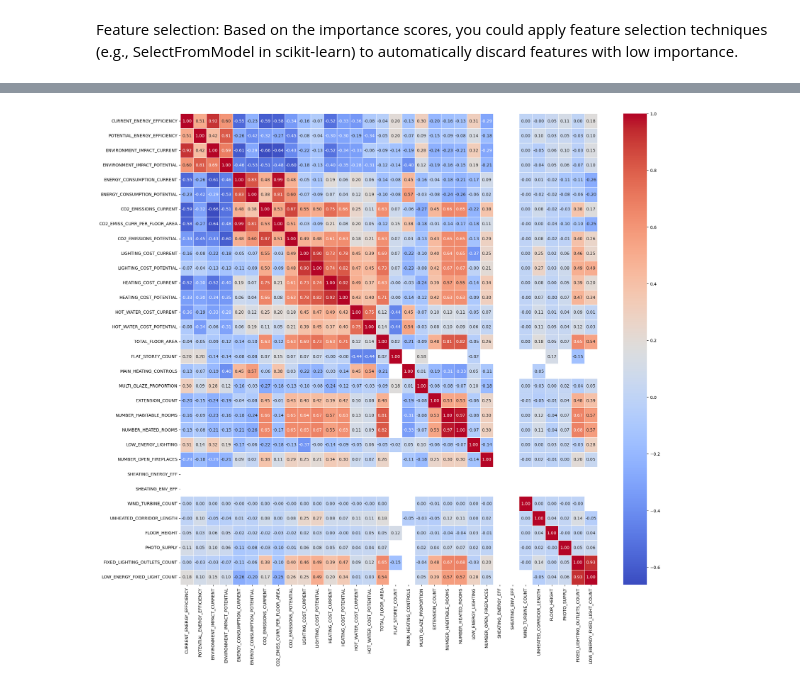
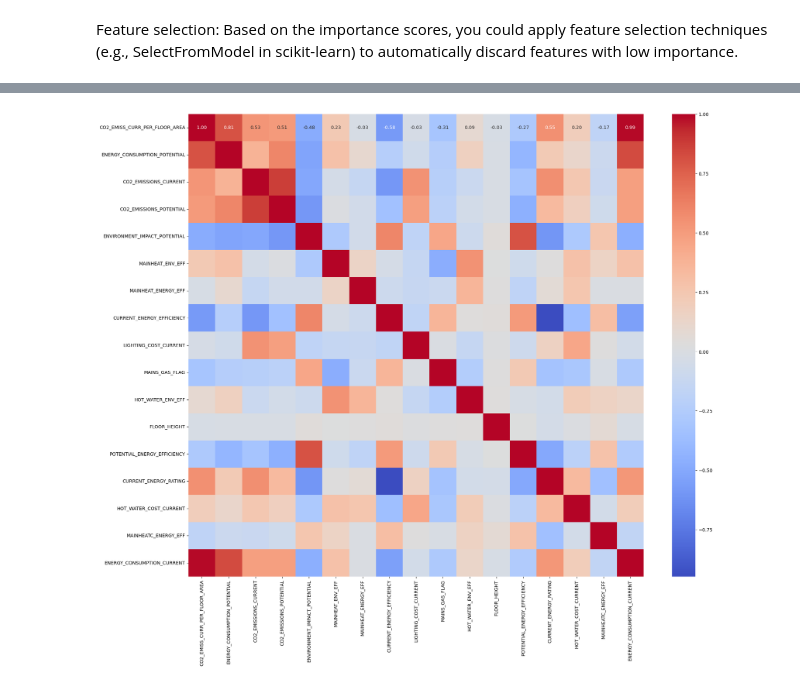
Before and after one commit to Enkhamgalan1230/Energy_Consumption, a Jupyter notebook: Entwan.ipynb, the cells around one changed output, grey strips where cells are left out. Drawn from its saved outputs; the diff is of its cells as text; code cells hidden in the pictures.

```diff
--- a/Entwan.ipynb
+++ b/Entwan.ipynb
@@ -13,2 +8,2 @@ Drive already mounted at /content/drive; to attempt to forcibly remount, call dr
 # %%
-data = pd.read_csv('/content/drive/MyDrive/certificates.csv')
+data = pd.read_csv('certificates.csv')
@@ -76,8 +133,8 @@ Index(['LMK_KEY', 'ADDRESS1', 'ADDRESS2', 'ADDRESS3', 'POSTCODE',
 # %% [markdown]
 Some of these columns are far unnecessary like location, unique ID and dates etc. So I am removing them.
 # %%
-columns_to_remove = ['LMK_KEY', 'ADDRESS1', 'ADDRESS2', 'ADDRESS3', 'POSTCODE','BUILDING_REFERENCE_NUMBER', 'INSPECTION_DATE','LOCAL_AUTHORITY',
-                     'CONSTITUENCY', 'COUNTY', 'LODGEMENT_DATE', 'GLAZED_TYPE', 'GLAZED_AREA','ROOF_DESCRIPTION','ADDRESS', 'LOCAL_AUTHORITY_LABEL',
+columns_to_remove = ['LMK_KEY', 'ADDRESS1', 'ADDRESS2', 'POSTCODE','BUILDING_REFERENCE_NUMBER', 'INSPECTION_DATE','LOCAL_AUTHORITY',
+                     'CONSTITUENCY', 'LODGEMENT_DATE', 'GLAZED_TYPE', 'GLAZED_AREA','ROOF_DESCRIPTION','ADDRESS', 'LOCAL_AUTHORITY_LABEL',
                      'CONSTITUENCY_LABEL', 'POSTTOWN', 'CONSTRUCTION_AGE_BAND',
                      'LODGEMENT_DATETIME','UPRN', 'UPRN_SOURCE']
 # %%
@@ -219,10 +267,10 @@ top_features = [
     'CO2_EMISS_CURR_PER_FLOOR_AREA', 'ENERGY_CONSUMPTION_POTENTIAL',
     'CO2_EMISSIONS_CURRENT', 'CO2_EMISSIONS_POTENTIAL', 'ENVIRONMENT_IMPACT_POTENTIAL',
     'MAINHEAT_ENV_EFF', 'MAINHEAT_ENERGY_EFF', 'CURRENT_ENERGY_EFFICIENCY',
-    'MAINS_GAS_FLAG', 'LIGHTING_COST_CURRENT',
-    'TOTAL_FLOOR_AREA', 'HOT_WATER_ENV_EFF',
-    'FLOOR_HEIGHT', 'SECONDHEAT_DESCRIPTION', 'CURRENT_ENERGY_RATING',
-    'POTENTIAL_ENERGY_EFFICIENCY', 'HOT_WATER_COST_CURRENT',
+    'LIGHTING_COST_CURRENT',
+    'MAINS_GAS_FLAG', 'HOT_WATER_ENV_EFF',
+    'FLOOR_HEIGHT', 'POTENTIAL_ENERGY_EFFICIENCY',
+    'CURRENT_ENERGY_RATING', 'HOT_WATER_COST_CURRENT', 'MAINHEATC_ENERGY_EFF',
     'ENERGY_CONSUMPTION_CURRENT'
 ]
 
@@ -424,13 +326,9 @@ print(to_drop)
 # %%
-# Select only numeric columns
-numeric_data = data.select_dtypes(include=['number'])
+correlation_matrix = data_reduced.corr()
 
-# Calculate the correlation matrix for numeric columns
-correlation_matrix = numeric_data.corr()
-
-# Plot heatmap to visualize correlations
-plt.figure(figsize=(22, 20))
-sns.heatmap(correlation_matrix, annot=True, cmap='coolwarm', fmt='.2f', linewidths=0.5)
+# Plot the heatmap
+plt.figure(figsize=(22, 18))
+sns.heatmap(correlation_matrix, annot=True, cmap='coolwarm', fmt='.2f')
 plt.show()
 # %% [output]
-[figure, old version]
+[figure, new version]
```
Also changed, not shown: parts of 27 cells of this notebook.
